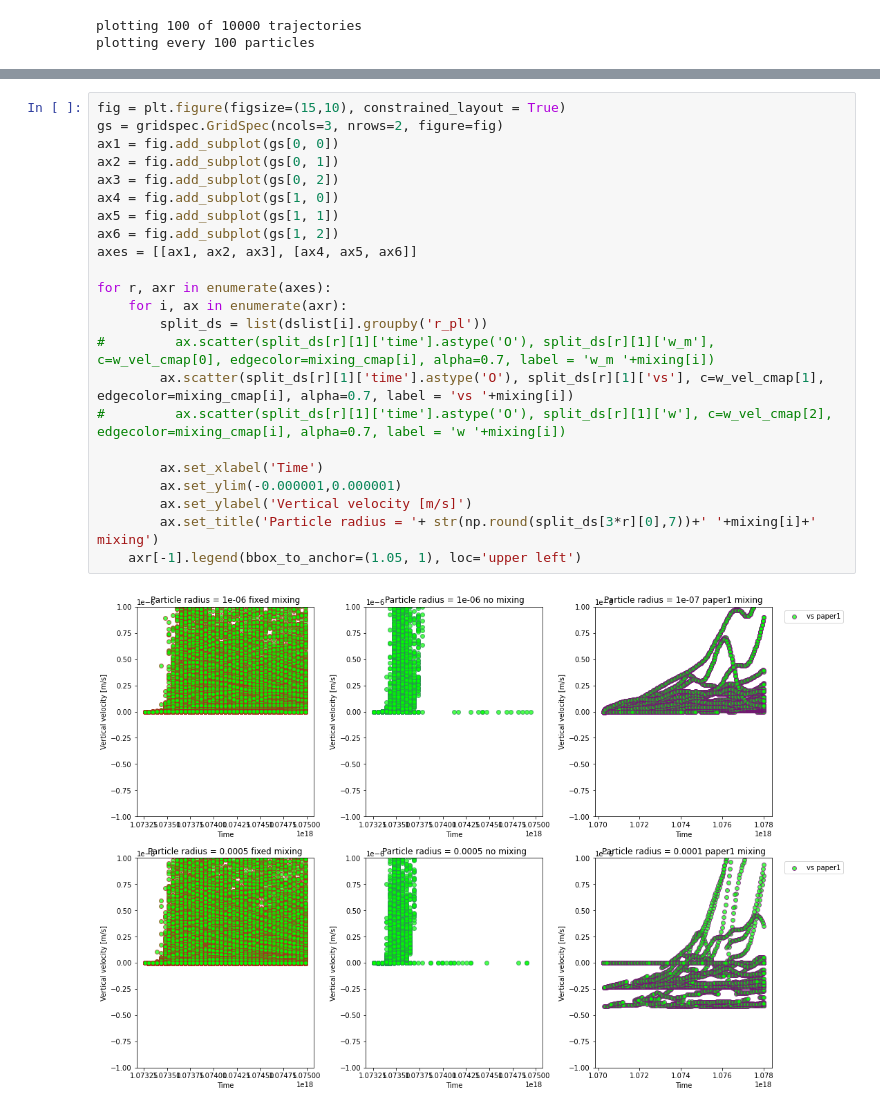
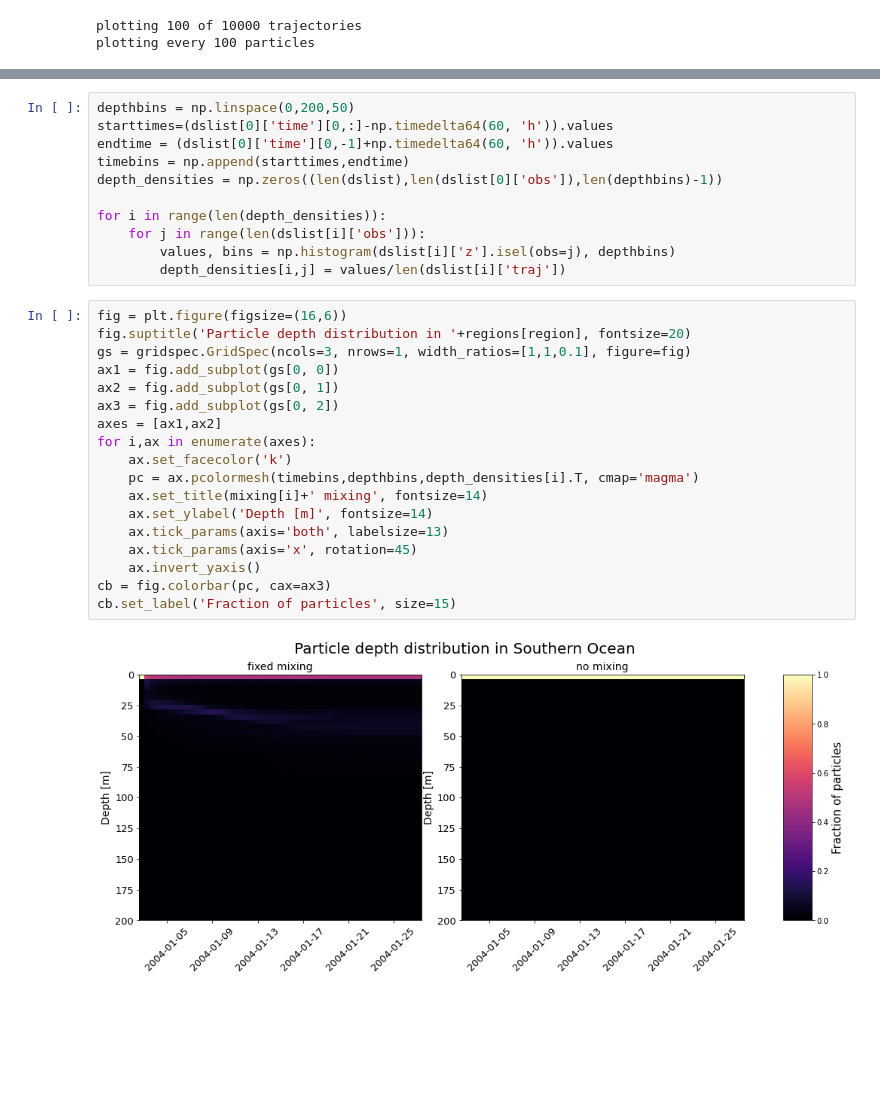
Before and after one commit to OceanParcels/biofouling_3dtransport_2, a Jupyter notebook: Analysis/Mixing.ipynb, the cells around one changed output, grey strips where cells are left out. Saved outputs shown, nothing was run; the diff lists cells and outputs as text; blank space fills up the shorter version.

```diff
--- a/Analysis/Mixing.ipynb
+++ b/Analysis/Mixing.ipynb
@@ -132,25 +171,31 @@ TypeError: tuple indices must be integers or slices, not str
-# %%
-fig = plt.figure(figsize=(15,10), constrained_layout = True)
-gs = gridspec.GridSpec(ncols=3, nrows=2, figure=fig)
-ax1 = fig.add_subplot(gs[0, 0])
-ax2 = fig.add_subplot(gs[0, 1])
-ax3 = fig.add_subplot(gs[0, 2])
-ax4 = fig.add_subplot(gs[1, 0])
-ax5 = fig.add_subplot(gs[1, 1])
-ax6 = fig.add_subplot(gs[1, 2])
-axes = [[ax1, ax2, ax3], [ax4, ax5, ax6]]
-
-for r, axr in enumerate(axes):
-    for i, ax in enumerate(axr):
-        split_ds = list(dslist[i].groupby('r_pl'))
-#         ax.scatter(split_ds[r][1]['time'].astype('O'), split_ds[r][1]['w_m'], c=w_vel_cmap[0], edgecolor=mixing_cmap[i], alpha=0.7, label = 'w_m '+mixing[i])
-        ax.scatter(split_ds[r][1]['time'].astype('O'), split_ds[r][1]['vs'], c=w_vel_cmap[1], edgecolor=mixing_cmap[i], alpha=0.7, label = 'vs '+mixing[i])
-#         ax.scatter(split_ds[r][1]['time'].astype('O'), split_ds[r][1]['w'], c=w_vel_cmap[2], edgecolor=mixing_cmap[i], alpha=0.7, label = 'w '+mixing[i])
-
-        ax.set_xlabel('Time')
-        ax.set_ylim(-0.000001,0.000001)
-        ax.set_ylabel('Vertical velocity [m/s]')
-        ax.set_title('Particle radius = '+ str(np.round(split_ds[3*r][0],7))+' '+mixing[i]+' mixing')
-    axr[-1].legend(bbox_to_anchor=(1.05, 1), loc='upper left')
-# %% [output]
-[figure, removed]
+# %%
+depthbins = np.linspace(0,200,50)
+starttimes=(dslist[0]['time'][0,:]-np.timedelta64(60, 'h')).values
+endtime = (dslist[0]['time'][0,-1]+np.timedelta64(60, 'h')).values
+timebins = np.append(starttimes,endtime)
+depth_densities = np.zeros((len(dslist),len(dslist[0]['obs']),len(depthbins)-1))
+
+for i in range(len(depth_densities)):
+    for j in range(len(dslist[i]['obs'])):
+        values, bins = np.histogram(dslist[i]['z'].isel(obs=j), depthbins)
+        depth_densities[i,j] = values/len(dslist[i]['traj'])
+# %%
+fig = plt.figure(figsize=(16,6))
+fig.suptitle('Particle depth distribution in '+regions[region], fontsize=20)
+gs = gridspec.GridSpec(ncols=3, nrows=1, width_ratios=[1,1,0.1], figure=fig)
+ax1 = fig.add_subplot(gs[0, 0])
+ax2 = fig.add_subplot(gs[0, 1])
+ax3 = fig.add_subplot(gs[0, 2])
+axes = [ax1,ax2]
+for i,ax in enumerate(axes):
+    ax.set_facecolor('k')
+    pc = ax.pcolormesh(timebins,depthbins,depth_densities[i].T, cmap='magma')
+    ax.set_title(mixing[i]+' mixing', fontsize=14)
+    ax.set_ylabel('Depth [m]', fontsize=14)
+    ax.tick_params(axis='both', labelsize=13)
+    ax.tick_params(axis='x', rotation=45)
+    ax.invert_yaxis()
+cb = fig.colorbar(pc, cax=ax3)
+cb.set_label('Fraction of particles', size=15)
+# %% [output]
+[figure, added]
```
Also changed, not shown: parts of 12 cells of this notebook, 5 other files.
